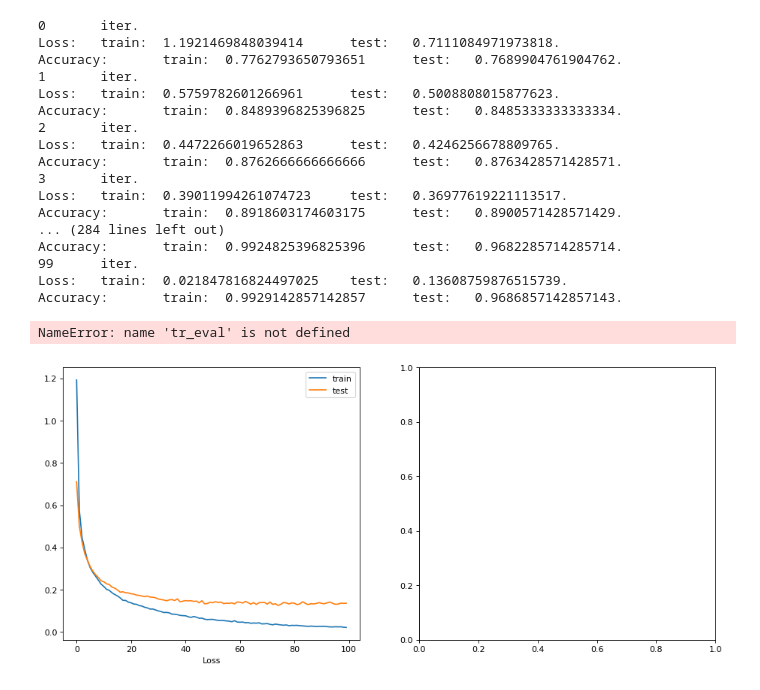
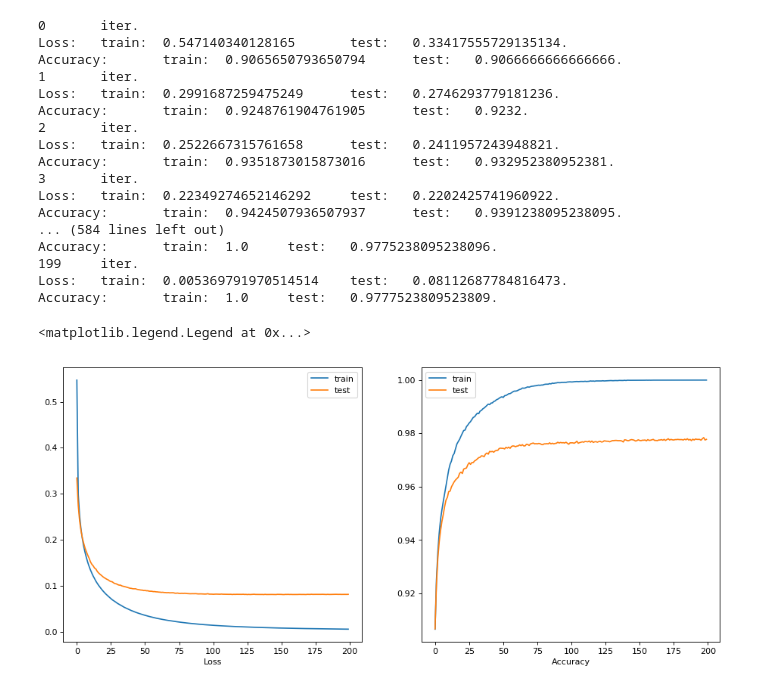
Before and after one commit to MaximTar/tnn, a Jupyter notebook: 02/Homework2_nosolo.ipynb, the cells around one changed output. Cells and saved outputs as stored; diff of their text form; code cells hidden in the pictures.

```diff
--- a/02/Homework2_nosolo.ipynb
+++ b/02/Homework2_nosolo.ipynb
@@ -8,14 +8,15 @@ from matplotlib.pyplot import figure
 %matplotlib inline
 
 # Parameters
-epochs = 100
+epochs = 200
 dense_rlambda = 1e-4
 dense_lr = 1e-4
 dropout_p = 0.2
 norm_epsilon = 1e-4
 training_epsilon = 1e-3
-net_list = [784, 2048, 1024, 512, 10]
-drop = True
+net_list = [784, 512, 10]
+drop = False
+last_relu = False
 br = False
 
 # Classes
@@ -130,6 +131,8 @@ class MnistNet:
     def __init__(self):
         for i in range(len(net_list) - 1):
             exec("self.d{0} = Dense({1}, {2})".format(i, net_list[i], net_list[i + 1]))
+            if last_relu and i == len(net_list) - 1:
+                exec("self.m{0} = ReLU()".format(i))
             if i < len(net_list) - 2:
                 exec("self.m{0} = ReLU()".format(i))
                 if drop:
@@ -143,6 +146,8 @@ class MnistNet:
             net = self.do0.forward(net)
         for i in range(len(net_list) - 2):
             net = eval("self.d{0}.forward(net)".format(i + 1))
+            if last_relu and i == len(net_list) - 2:
+                net = eval("self.m{0}.forward(net)".format(i + 1))
             if i < len(net_list) - 3:
                 net = eval("self.m{0}.forward(net)".format(i + 1))
                 if drop:
@@ -156,6 +161,8 @@ class MnistNet:
             if drop and i > 0:
                 dz = eval("self.do{0}.backward(dz)".format(len(net_list) - (i + 2)))
             if i > 0:
+                dz = eval("self.m{0}.backward(dz)".format(len(net_list) - (i + 2)))
+            if last_relu and i == 0:
                 dz = eval("self.m{0}.backward(dz)".format(len(net_list) - (i + 2)))
             dz = eval("self.d{0}.backward(dz)".format(len(net_list) - (i + 2)))
         return dz
@@ -211,7 +218,6 @@ X_train, X_test, Y_train, Y_test, Y_train_noh, Y_test_noh = train_test_split(X_t
 net = MnistNet()
 loss = CrossEntropy()
 L_train, L_test, A_train, A_test = [], [], [], []
-L_e_acc_last = 0.
 
 # Training
 for iter in tqdm.tqdm_notebook(range(epochs)):
@@ -234,58 +240,49 @@ for iter in tqdm.tqdm_notebook(range(epochs)):
         y = Y_test[i]
         y_h = net.forward(x)
         L = loss.forward(y, y_h)
         L_e_acc += L
     L_e_acc /= Y_test.shape[0]
     L_test.append(L_e_acc)
-    if br and iter > 0 and L_e_acc_last + training_epsilon < L_e_acc: break
-    L_e_acc_last = L_e_acc
     A_acc = compute_acc(X_train, Y_train_noh, net)
     A_e_acc = compute_acc(X_test, Y_test_noh, net)
     A_test.append(A_e_acc)
     A_train.append(A_acc)
     print("{}\titer.\nLoss:\ttrain:\t{}\ttest:\t{}.\nAccuracy:\ttrain:\t{}\ttest:\t{}.".format(iter, L_acc, L_e_acc, A_acc, A_e_acc))
 
-# CrossEntropyLoss graph
-#figure(num=None, figsize=(14, 6), dpi=80, facecolor='w', edgecolor='k')
-#plt.plot(L_train, label="train")
-#plt.plot(L_test, label="test")
-#plt.xlabel('Loss')
-#plt.legend()
-
-# Plotting loss and accuracy
+# Plotting cross-entropy loss and accuracy
 figure(num=None, figsize=(14, 6), dpi=80, facecolor='w', edgecolor='k')
 plt.subplot(1, 2, 1)
 plt.plot(L_train, label="train")
 plt.plot(L_test, label="test")
 plt.xlabel('Loss')
 plt.legend()
 
 plt.subplot(1, 2, 2)
 plt.plot(A_train, label='train')
 plt.plot(A_test, label='test')
 plt.xlabel('Accuracy')
 plt.legend()
 # %% [output]
 [interactive output not drawn]
 0       iter.
-Loss:   train:  1.1921469848039414      test:   0.7111084971973818.
-Accuracy:       train:  0.7762793650793651      test:   0.7689904761904762.
+Loss:   train:  0.547140340128165       test:   0.33417555729135134.
+Accuracy:       train:  0.9065650793650794      test:   0.9066666666666666.
 1       iter.
-Loss:   train:  0.5759782601266961      test:   0.5008808015877623.
-Accuracy:       train:  0.8489396825396825      test:   0.8485333333333334.
+Loss:   train:  0.2991687259475249      test:   0.2746293779181236.
+Accuracy:       train:  0.9248761904761905      test:   0.9232.
 2       iter.
-Loss:   train:  0.4472266019652863      test:   0.4246256678809765.
-Accuracy:       train:  0.8762666666666666      test:   0.8763428571428571.
+Loss:   train:  0.2522667315761658      test:   0.2411957243948821.
+Accuracy:       train:  0.9351873015873016      test:   0.932952380952381.
 3       iter.
-Loss:   train:  0.39011994261074723     test:   0.36977619221113517.
-Accuracy:       train:  0.8918603174603175      test:   0.8900571428571429.
-... (284 lines left out)
-Accuracy:       train:  0.9924825396825396      test:   0.9682285714285714.
-99      iter.
-Loss:   train:  0.021847816824497025    test:   0.13608759876515739.
-Accuracy:       train:  0.9929142857142857      test:   0.9686857142857143.
+Loss:   train:  0.22349274652146292     test:   0.2202425741960922.
+Accuracy:       train:  0.9424507936507937      test:   0.9391238095238095.
+... (584 lines left out)
+Accuracy:       train:  1.0     test:   0.9775238095238096.
+199     iter.
+Loss:   train:  0.005369791970514514    test:   0.08112687784816473.
+Accuracy:       train:  1.0     test:   0.9777523809523809.
-NameError: name 'tr_eval' is not defined
+<matplotlib.legend.Legend at 0x...>
-[figure, old version]
+[figure, new version]
 # %%
 # формируем сабмишшен и заливаем его на kaggle
 
```
Also changed, not shown: parts of 1 cell of this notebook, 1 other file.
